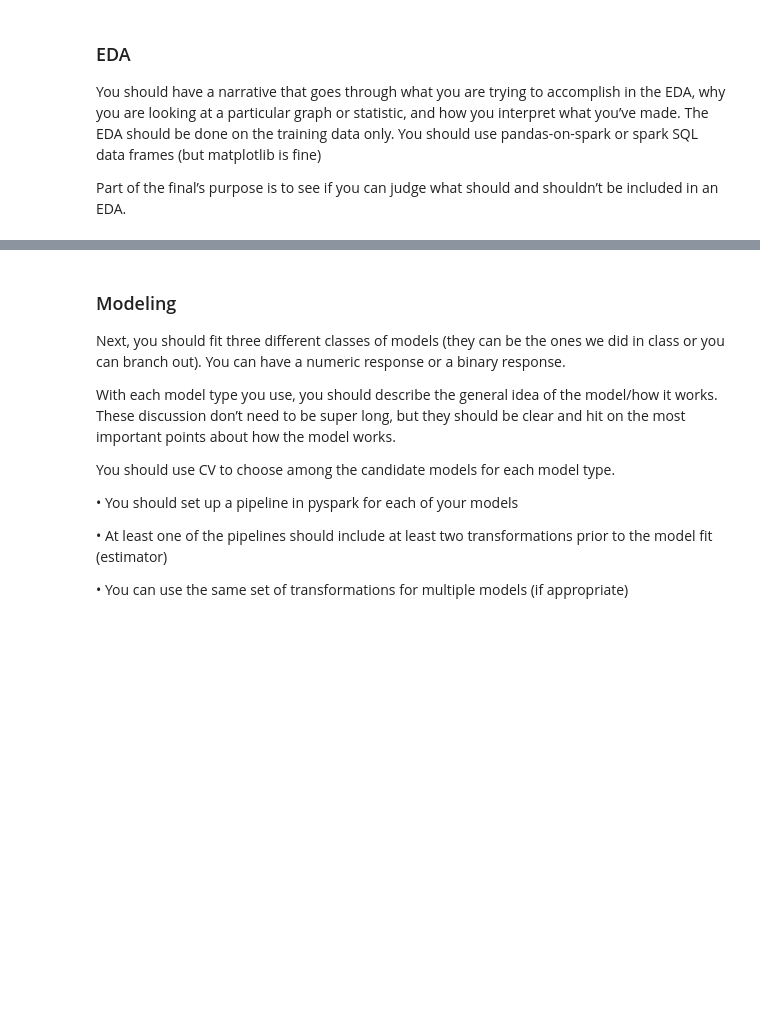
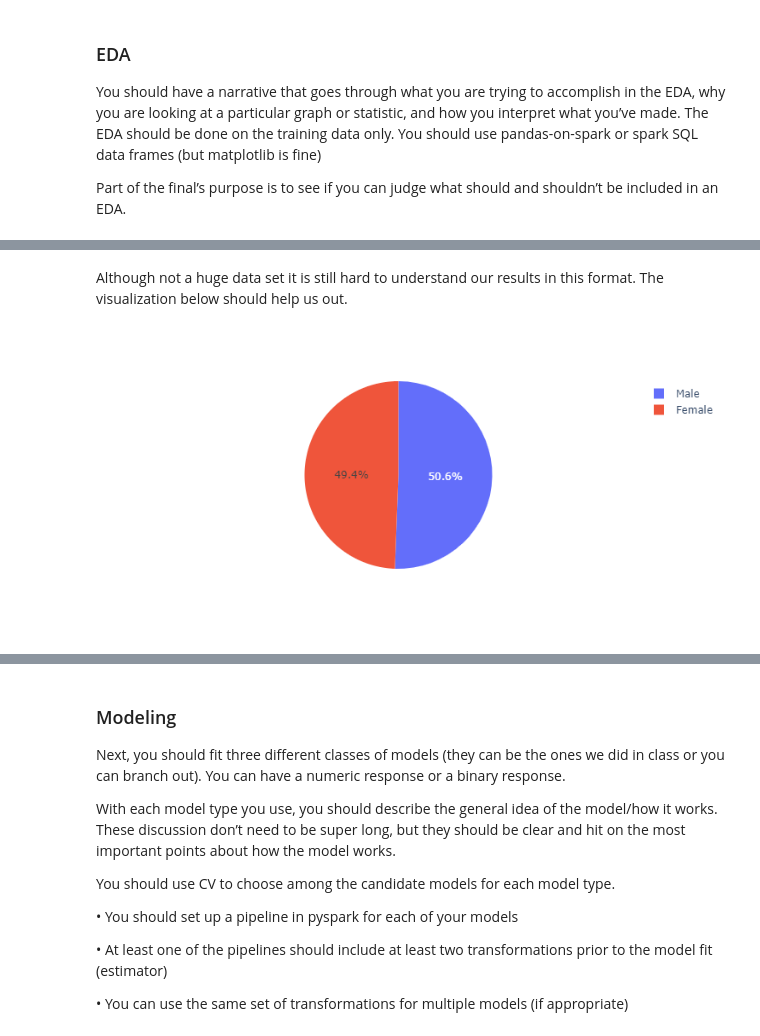
Before and after one commit to Smora0713/ST590_Project3, a Jupyter notebook: Project 3.ipynb, the cells around one changed output, grey strips where cells are left out. Saved outputs shown, nothing was run; the diff lists cells and outputs as text; code cells hidden in the pictures; blank space fills up the shorter version.

```diff
--- a/Project 3.ipynb
+++ b/Project 3.ipynb
@@ -6,3 +27,6 @@ import pandas as pd
+# %%
+# Reading in the sqlite data
+cnx = sqlite3.connect(':memory:')
 # %% [markdown]
 ### Introduction
 You should discuss the goals of the notebook, introduce your data set, and give the source for your data set
@@ -118,0 +159,10 @@ Part of the final’s purpose is to see if you can judge what should and shouldn
+# %%
+# Understanding how our population is split by gender
+gender_split = pd.read_sql("""
+select NObeyesdad,
+gender,
+count(*) as counts
+from Obesity_data
+group by 1,2
+""",cnx)
+gender_split
@@ -118,0 +185,7 @@ Part of the final’s purpose is to see if you can judge what should and shouldn
+# %% [markdown]
+Although not a huge data set it is still hard to understand our results in this format. The visualization below should help us out.
+# %%
+fig = px.pie(gender_split, values='counts', names='Gender')
+fig.show()
+# %% [output]
+[figure, added]
```
Also changed, not shown: parts of 30 cells of this notebook, 2 other files.
